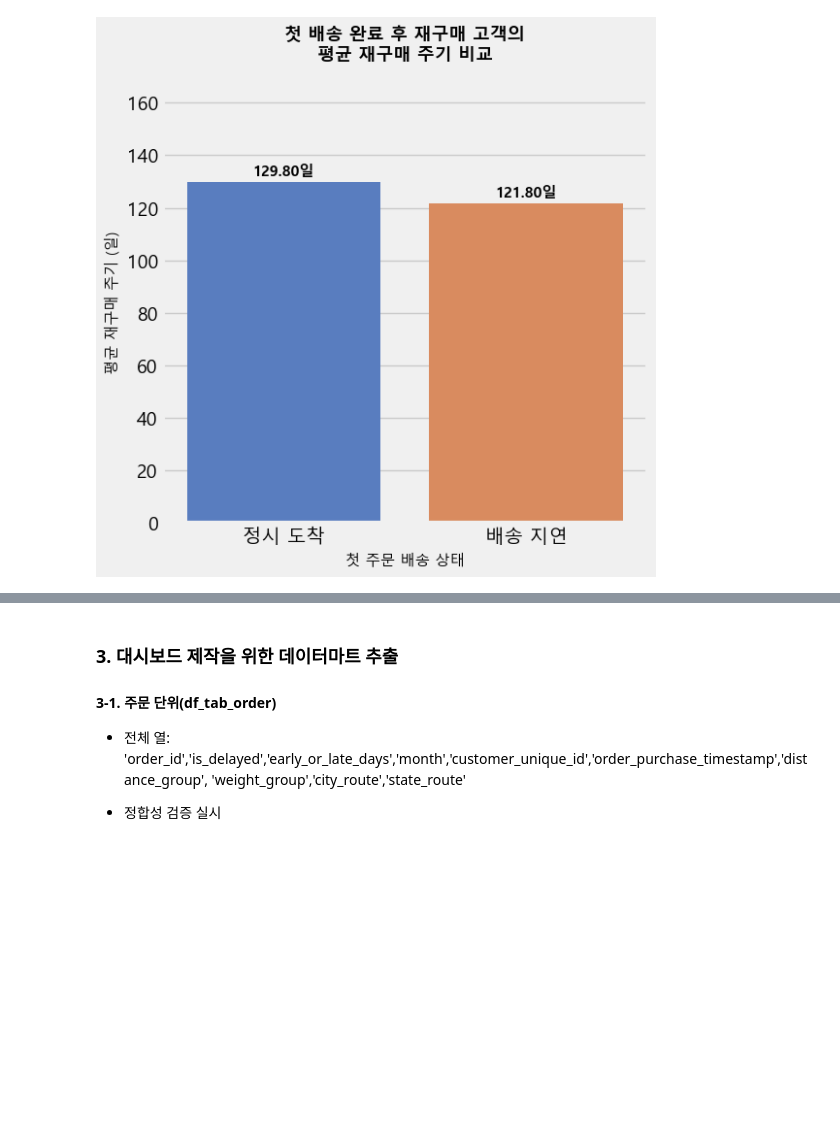
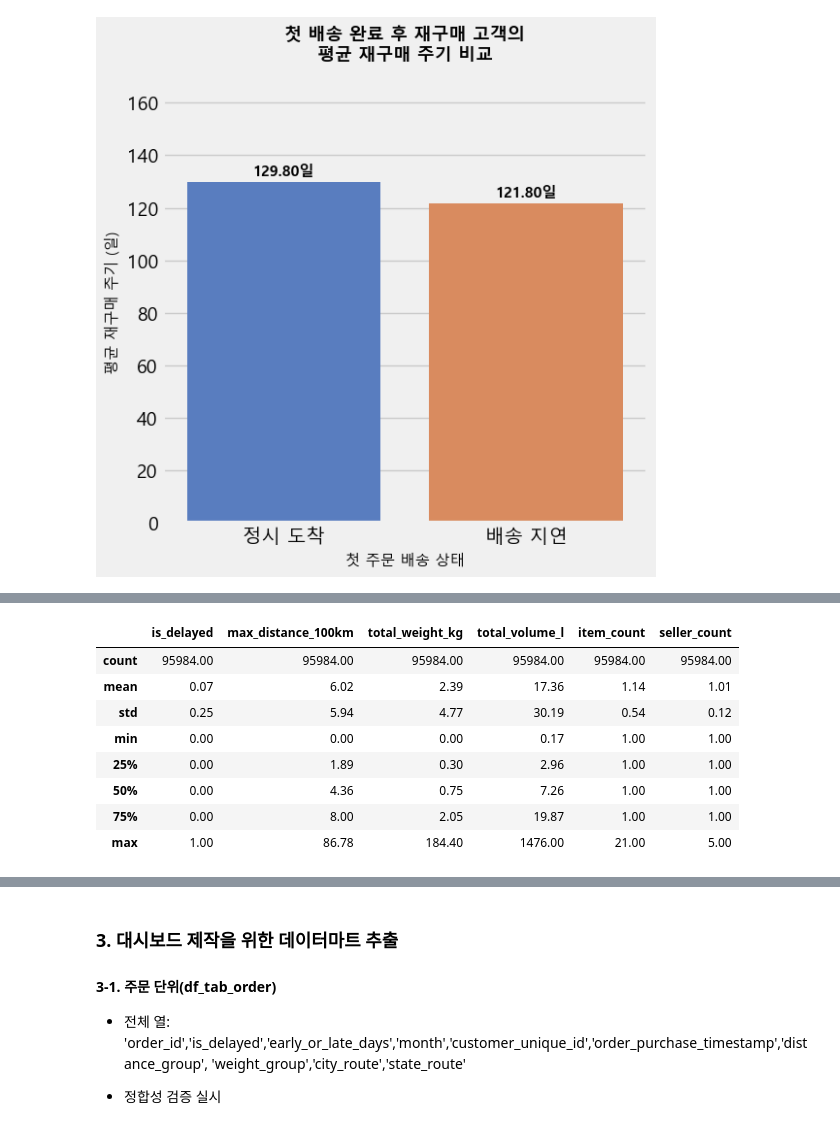
Before and after one commit to eunsung20311-dot/Olist-E-commerce-Analysis, a Jupyter notebook: 02_hypothesis_testing.ipynb, the cells around one changed output, grey strips where cells are left out. Cells and saved outputs as stored; diff of their text form; code cells hidden in the pictures; blank space fills up the shorter version.

```diff
--- a/02_hypothesis_testing.ipynb
+++ b/02_hypothesis_testing.ipynb
@@ -363,0 +328,18 @@ product_volume_cm3   6.34e-07   8.17e-07      0.776      0.438   -9.67e-07    2.
+# %%
+df_logistics_order = (
+    df_logistics_base
+    .groupby('order_id')
+    .agg(
+        is_delayed=('is_delayed', 'first'),
+        max_distance_100km=('distance_100km', 'max'),
+        total_weight_kg=('product_weight_kg', 'sum'),
+        total_volume_l=('product_volume_cm3', lambda x: x.sum() / 1000),  # 1000cm3 = 1L
+        item_count=('product_id', 'count'),
+        seller_count=('seller_id', 'nunique')
+    )
+    .reset_index()
+)
+# 3) 주문 단위 정합성 확인
+print("주문 단위 행 수:", len(df_logistics_order))
+print("order_id 중복 수:", df_logistics_order.duplicated(subset='order_id').sum())
+print(df_logistics_order.head())
@@ -363,0 +362,15 @@ product_volume_cm3   6.34e-07   8.17e-07      0.776      0.438   -9.67e-07    2.
+# %%
+display(
+    df_logistics_order[['is_delayed', 'max_distance_100km', 'total_weight_kg', 'total_volume_l', 'item_count', 'seller_count']]
+    .describe()
+)
+# %% [output]
+|  | is_delayed | max_distance_100km | total_weight_kg | total_volume_l | item_count | seller_count |
+| count | 95984.00 | 95984.00 | 95984.00 | 95984.00 | 95984.00 | 95984.00 |
+| mean | 0.07 | 6.02 | 2.39 | 17.36 | 1.14 | 1.01 |
+| std | 0.25 | 5.94 | 4.77 | 30.19 | 0.54 | 0.12 |
+| min | 0.00 | 0.00 | 0.00 | 0.17 | 1.00 | 1.00 |
+| 25% | 0.00 | 1.89 | 0.30 | 2.96 | 1.00 | 1.00 |
+| 50% | 0.00 | 4.36 | 0.75 | 7.26 | 1.00 | 1.00 |
+| 75% | 0.00 | 8.00 | 2.05 | 19.87 | 1.00 | 1.00 |
+| max | 1.00 | 86.78 | 184.40 | 1476.00 | 21.00 | 5.00 |
```
Also changed, not shown: parts of 17 cells of this notebook.
